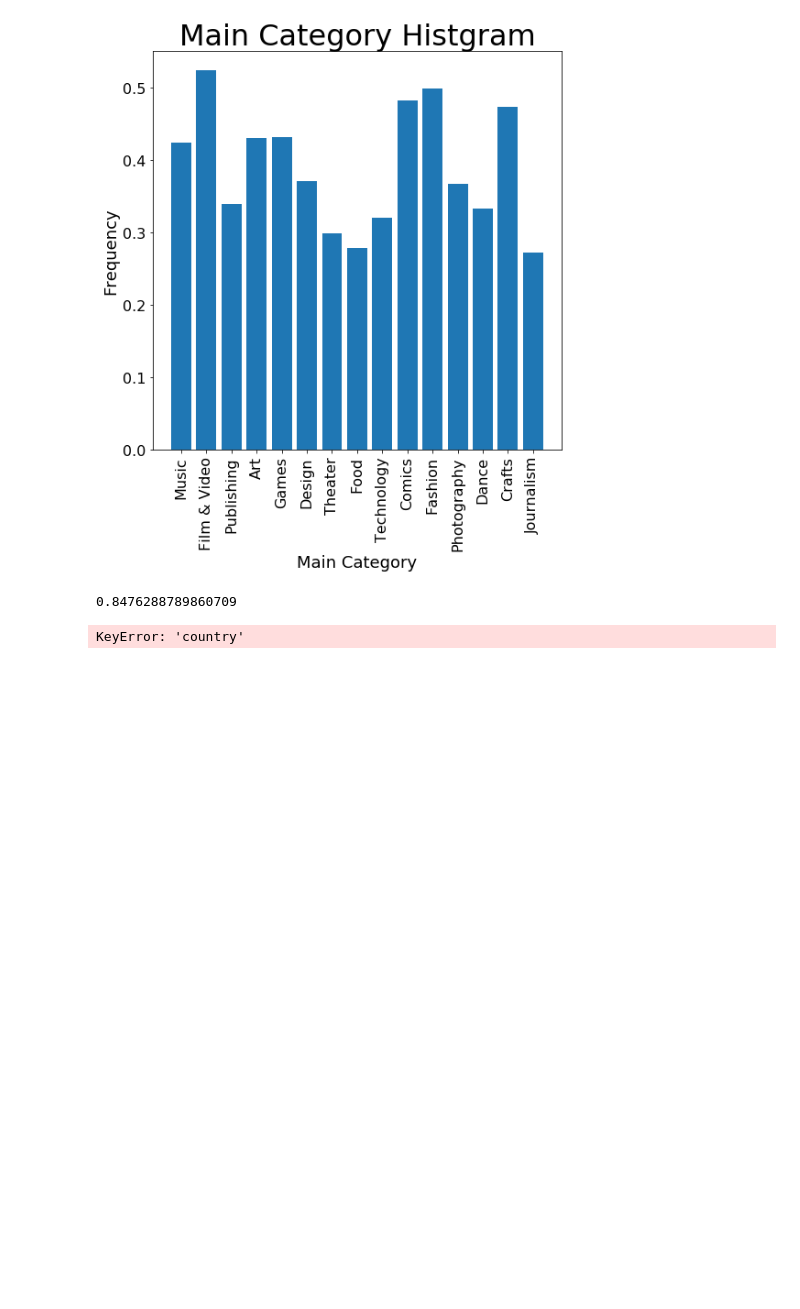
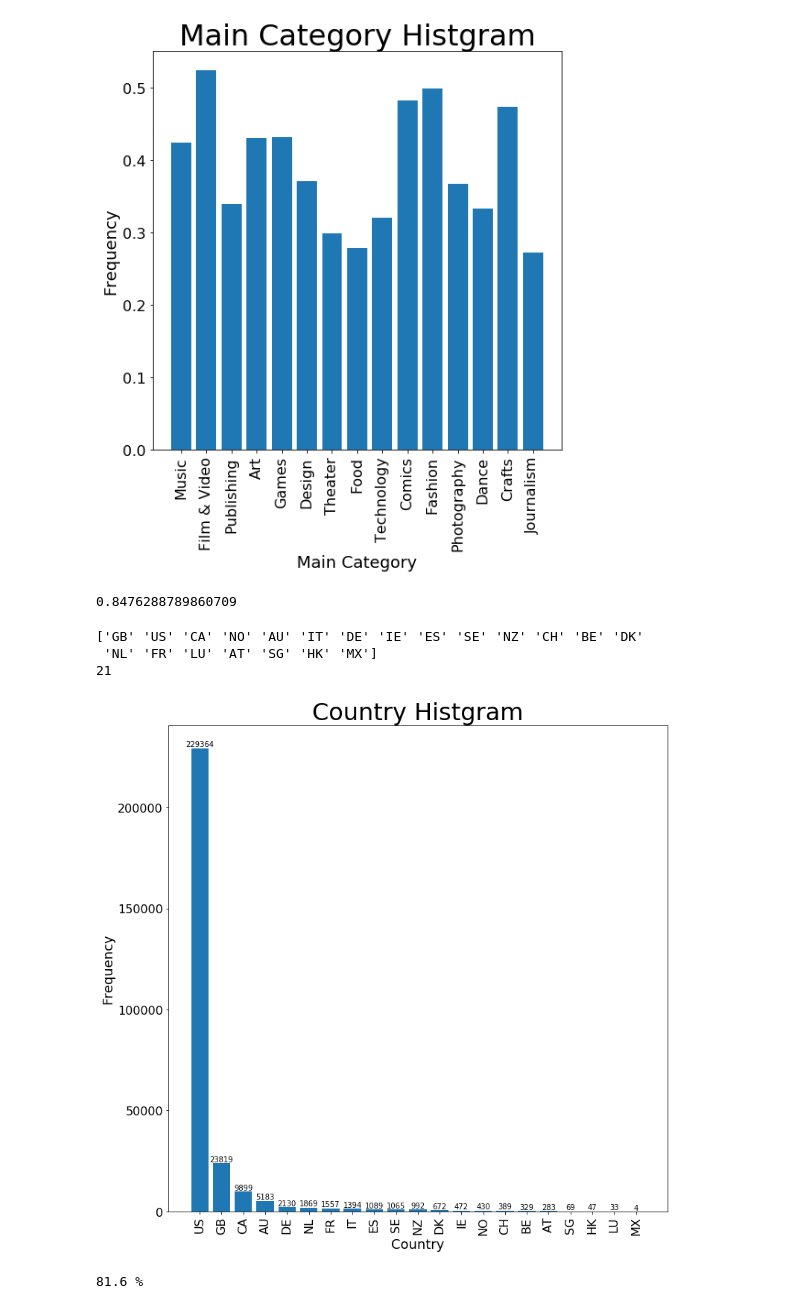
Before and after one commit to e4rll/2021dataSeminar, a Jupyter notebook: 06/06.ipynb, the cells around one changed output. Saved outputs shown, nothing was run; the diff lists cells and outputs as text; code cells hidden in the pictures; blank space fills up the shorter version.

```diff
--- a/06/06.ipynb
+++ b/06/06.ipynb
@@ -201,18 +201,27 @@ print(cv_suc)
 # %%
 print(df['country'].unique())
 print(df['country'].nunique())
-df['country'].value_counts()[:15].plot(kind='barh',
-                                       figsize=(8,5),
-                                       title='Top 15 countries')
 label=df['country'].value_counts().index
-freq=df['country'].main_category.value_counts().values
-plt.figure(figsize=[8,8])
+freq=df['country'].value_counts().values
+plt.figure(figsize=[12,12])
 plt.bar(label, freq)
+for x, y in zip(label, freq):
+    plt.text(x, y, y, ha='center', va='bottom')
 plt.title('Country Histgram', size=32)
 plt.xlabel('Country',size=18)
 plt.ylabel('Frequency', size=18)
 plt.xticks(rotation=90, size=16)
 plt.yticks(size=16)
 plt.show()
 # %% [output]
-KeyError: 'country'
+['GB' 'US' 'CA' 'NO' 'AU' 'IT' 'DE' 'IE' 'ES' 'SE' 'NZ' 'CH' 'BE' 'DK'
+ 'NL' 'FR' 'LU' 'AT' 'SG' 'HK' 'MX']
+21
+[figure, added]
+# %%
+len_df = len(df)
+vc = df['country'].value_counts()
+usa_per = vc[0]/len_df*100
+print(round(usa_per,2),'%')
+# %% [output]
+81.6 %
```
Also changed, not shown: parts of 1 cell of this notebook, 1 other file.
